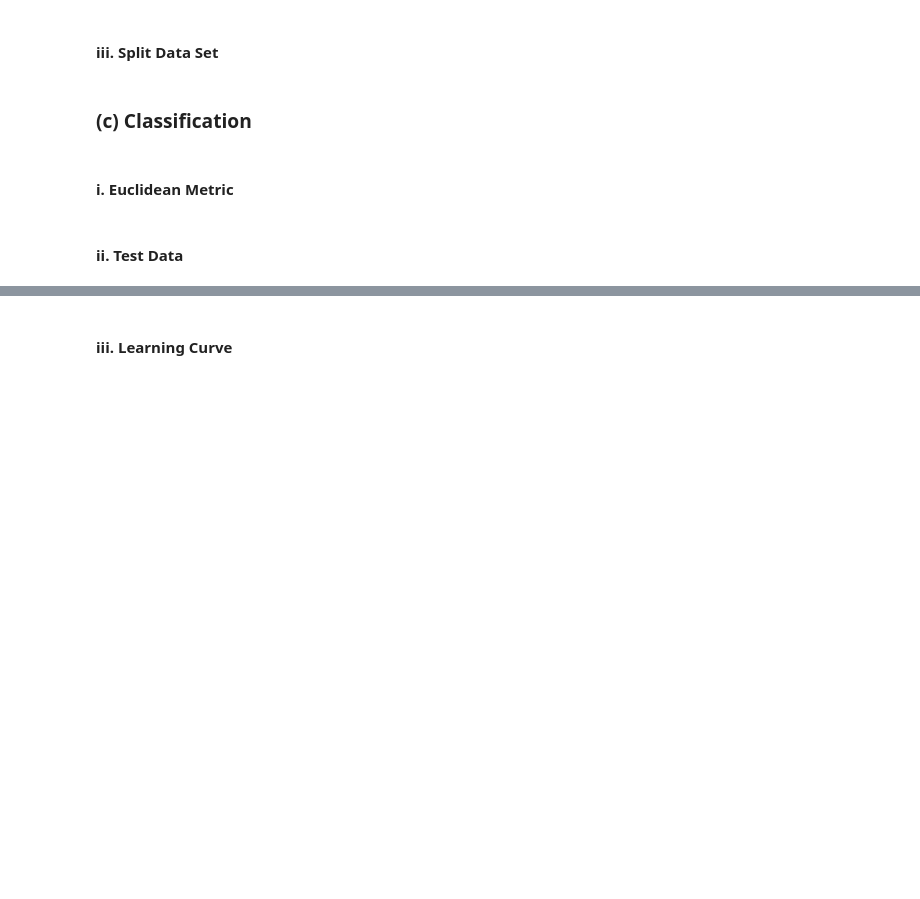
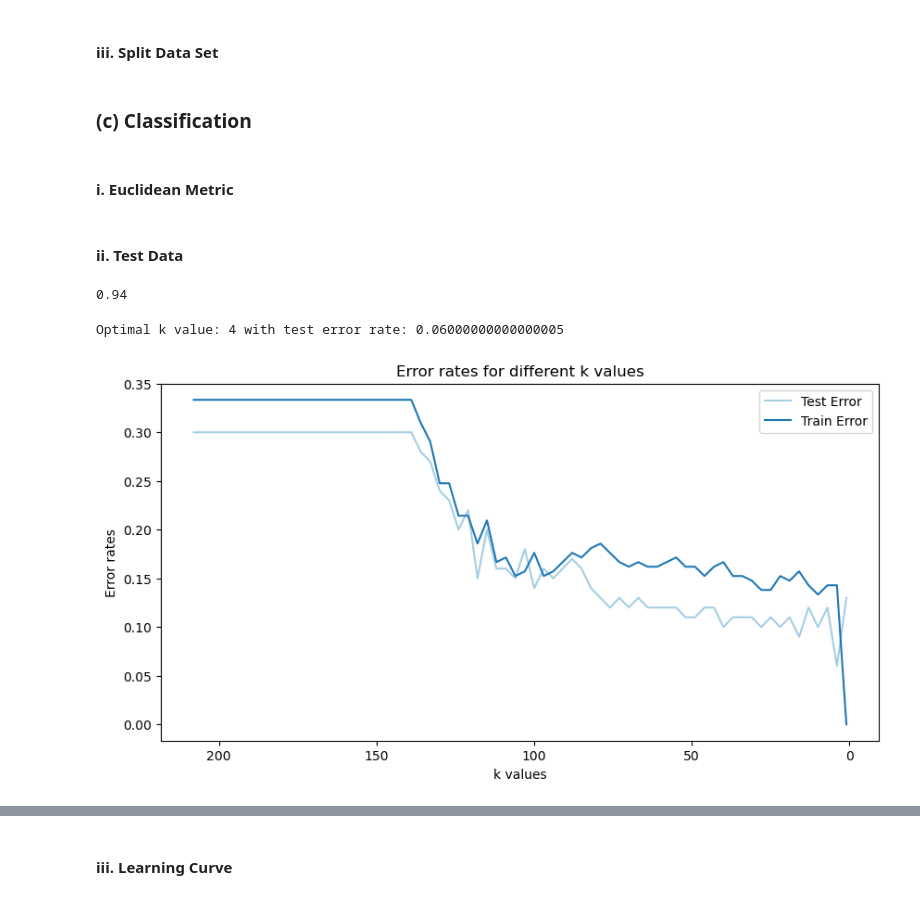
Before and after one commit to sree369nidhi/DSCI-552, a Jupyter notebook: HW1/notebook/KNN/Munimadugu_Sreenidhi Iyengar_HW1.ipynb, the cells around one changed output, grey strips where cells are left out. Saved outputs shown, nothing was run; the diff lists cells and outputs as text; code cells hidden in the pictures; blank space fills up the shorter version.

```diff
--- a/HW1/notebook/KNN/Munimadugu_Sreenidhi Iyengar_HW1.ipynb
+++ b/HW1/notebook/KNN/Munimadugu_Sreenidhi Iyengar_HW1.ipynb
@@ -26,5 +140,78 @@ Get the Vertebral Column Data Set
 ### (c) Classification
 # %% [markdown]
 #### i. Euclidean Metric
+# %%
+"""
+Write code for k-nearest neighbors with Euclidean metric (or use a software
+package).
+"""
+
+# Create a KNN classifier with k = 4
+
+knn_classifier = KNeighborsClassifier(n_neighbors=4, metric='euclidean')
 # %% [markdown]
 #### ii. Test Data
+# %%
+"""
+Test all the data in the test database with k nearest neighbors. Take de-
+cisions by majority polling. Plot train and test errors in terms of k for
+k ∈ { 208, 205, . . . , 7, 4, 1,}(in reverse order). You are welcome to use
+smaller increments of k. Which k∗ is the most suitable k among those values?
+Calculate the confusion matrix, true positive rate, true negative rate,
+precision, and F1-score when k = k∗.2
+"""
+
+knn_classifier.fit(x_train, y_train.values.ravel())
+knn_classifier.score(x_test,y_test)
+# %% [output]
+0.94
+# %%
+# List to store the minimum training error
+min_train_error = []
+
+# Range of k values
+k_values = np.arange(208, 0, -3)
+
+test_errors = []
+train_errors = []
+
+# Find the optimal k value
+for k in k_values:
+    knn = KNeighborsClassifier(n_neighbors=k, p=2, metric='euclidean')
+    knn.fit(x_train, y_train)
+
+    train_pred = knn.predict(x_train)
+    test_pred = knn.predict(x_test)
+
+    train_error = 1 - accuracy_score(y_train, train_pred)
+    test_error = 1 - accuracy_score(y_test, test_pred)
+
+    train_errors.append(train_error)
+    test_errors.append(test_error)
+
+optimal_k = k_values[np.argmin(test_errors)]
+
+min_train_error.append({
+    'Description': 'C_2_euclidean',
+    'Min_Train_Error': min(train_errors),
+    'Min_Test_Error': min(test_errors)
+})
+
+# Display the results
+print(f"Optimal k value: {optimal_k} with test error rate: {min(test_errors)}")
+# %% [output]
+Optimal k value: 4 with test error rate: 0.06000000000000005
+# %%
+
+# Plot the error rates
+plt.figure(figsize=(10, 5))
+plt.plot(k_values, test_errors, label='Test Error')
+plt.plot(k_values, train_errors, label='Train Error')
+plt.gca().invert_xaxis()
+plt.xlabel('k values')
+plt.ylabel('Error rates')
+plt.title('Error rates for different k values')
+plt.legend()
+plt.show()
+# %% [output]
+[figure, added]
```
Also changed, not shown: parts of 20 cells of this notebook, 2 other files.
